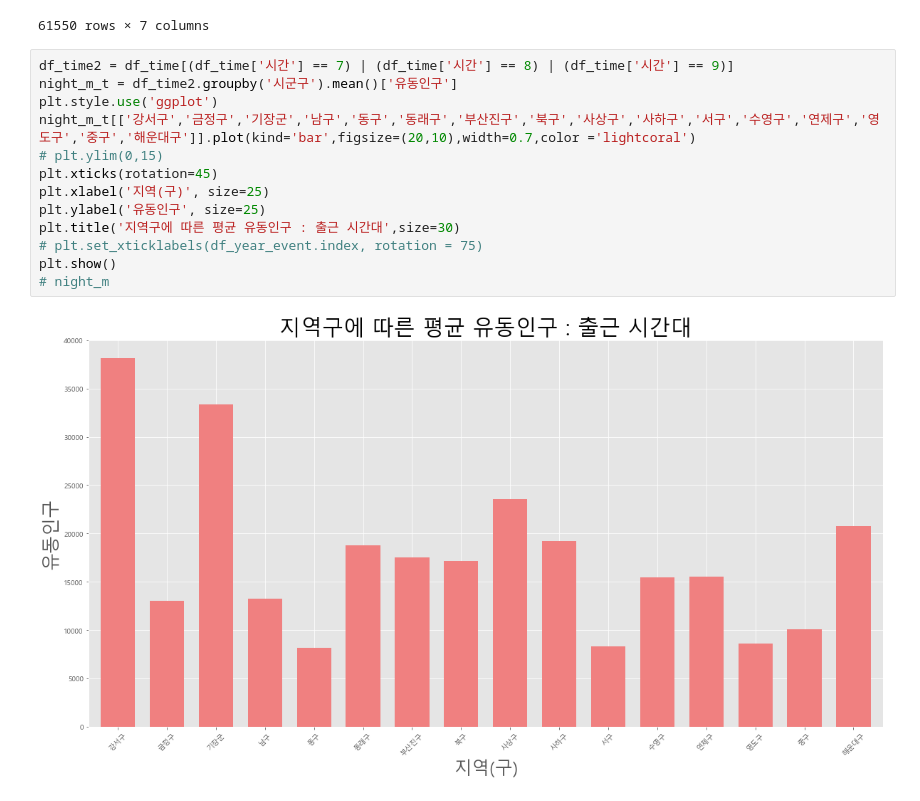
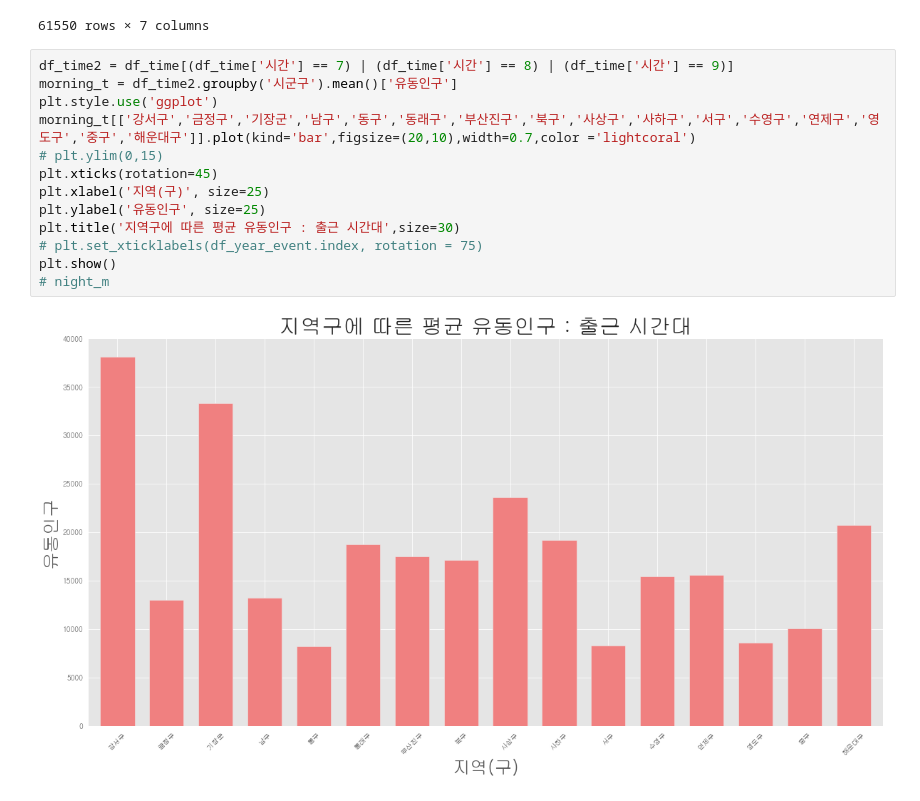
Before and after one commit to kim-juwan/bts, a Jupyter notebook: Untitled1.ipynb, the cells around one changed output. Cells and saved outputs as stored; diff of their text form.

```diff
--- a/Untitled1.ipynb
+++ b/Untitled1.ipynb
@@ -336,18 +336,18 @@ df_week
 61550 rows × 7 columns
 # %%
 df_time2 = df_time[(df_time['시간'] == 7) | (df_time['시간'] == 8) | (df_time['시간'] == 9)]
-night_m_t = df_time2.groupby('시군구').mean()['유동인구']
+morning_t = df_time2.groupby('시군구').mean()['유동인구']
 plt.style.use('ggplot')
-night_m_t[['강서구','금정구','기장군','남구','동구','동래구','부산진구','북구','사상구','사하구','서구','수영구','연제구','영도구','중구','해운대구']].plot(kind='bar',figsize=(20,10),width=0.7,color ='lightcoral')
+morning_t[['강서구','금정구','기장군','남구','동구','동래구','부산진구','북구','사상구','사하구','서구','수영구','연제구','영도구','중구','해운대구']].plot(kind='bar',figsize=(20,10),width=0.7,color ='lightcoral')
 # plt.ylim(0,15)
 plt.xticks(rotation=45)
 plt.xlabel('지역(구)', size=25)
 plt.ylabel('유동인구', size=25)
 plt.title('지역구에 따른 평균 유동인구 : 출근 시간대',size=30)
 # plt.set_xticklabels(df_year_event.index, rotation = 75)
 plt.show()
 # night_m
 # %% [output]
-[figure, old version]
+[figure, new version]
 # %%
 df2 = df[(df['시간대'] == 7) | (df['시간대'] == 8) | (df['시간대'] == 9)]
```
Also changed, not shown: parts of 27 cells of this notebook, 2 other files.
